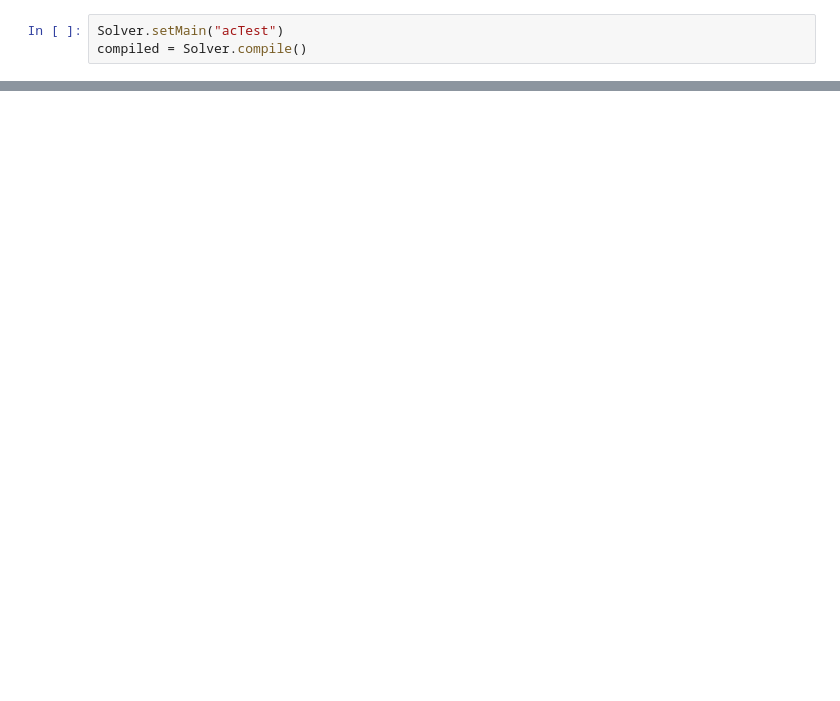
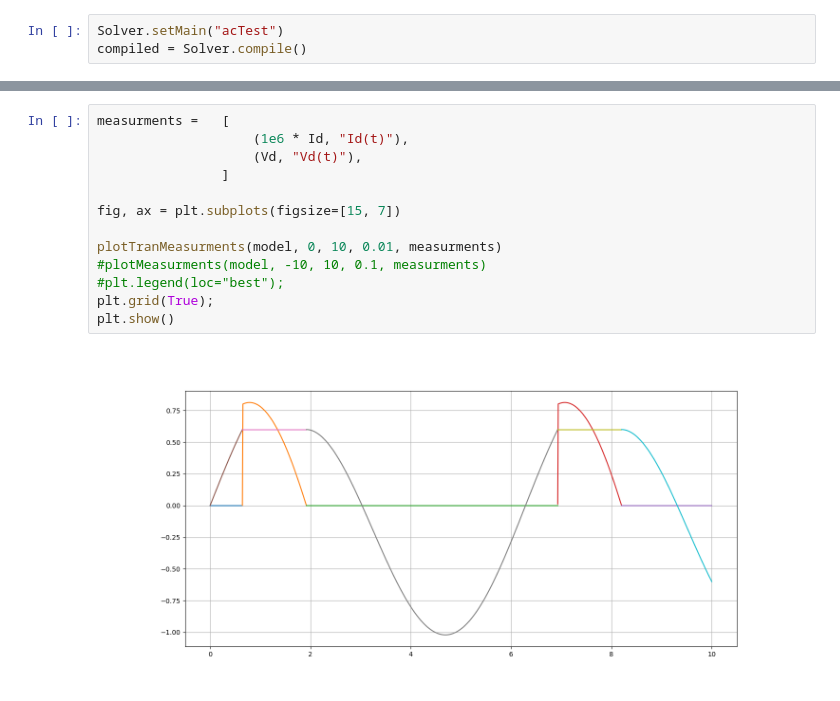
Before and after one commit to Baby1991/Symbolic-Spice, a Jupyter notebook: transient.ipynb, the cells around one changed output, grey strips where cells are left out. Saved outputs shown, nothing was run; the diff lists cells and outputs as text; blank space fills up the shorter version.

```diff
--- a/transient.ipynb
+++ b/transient.ipynb
@@ -73,0 +94,15 @@ plt.show()
+# %%
+measurments =   [
+                    (1e6 * Id, "Id(t)"),
+                    (Vd, "Vd(t)"),
+                ]
+
+fig, ax = plt.subplots(figsize=[15, 7])
+
+plotTranMeasurments(model, 0, 10, 0.01, measurments)
+#plotMeasurments(model, -10, 10, 0.1, measurments)
+#plt.legend(loc="best");
+plt.grid(True);
+plt.show()
+# %% [output]
+[figure, added]
```
Also changed, not shown: parts of 5 cells of this notebook, 7 other files.
